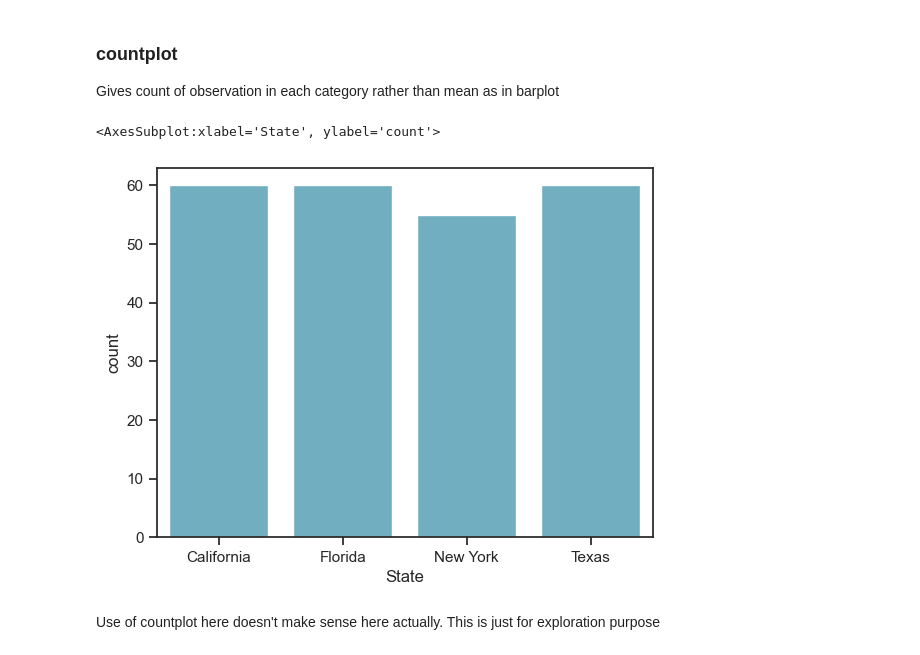
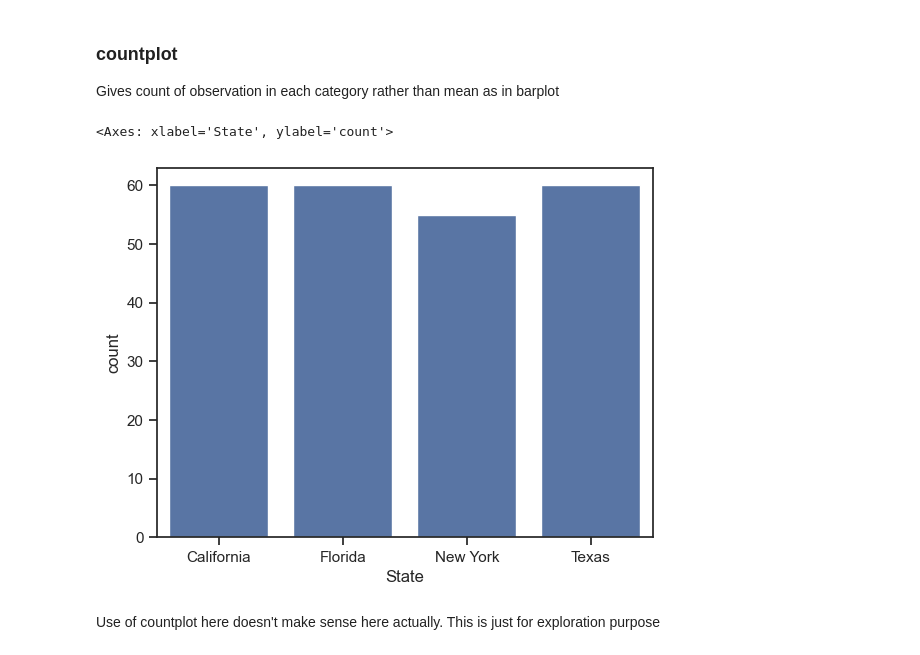
Before and after one commit to Chocobone/2025_DSV, a Jupyter notebook: swcon425_lec16_notebook_for_students/swcon425-lec16-intro-seaborn-lab.ipynb, the cells around one changed output. Saved outputs shown, nothing was run; the diff lists cells and outputs as text; code cells hidden in the pictures.

```diff
--- a/swcon425_lec16_notebook_for_students/swcon425-lec16-intro-seaborn-lab.ipynb
+++ b/swcon425_lec16_notebook_for_students/swcon425-lec16-intro-seaborn-lab.ipynb
@@ -554,12 +567,12 @@ Gives count of observation in each category rather than mean as in barplot
 # %%
 # pointplot with hue
 sns.set_style(style='ticks')
 #plt.figure(figsize=(25,5))
 sns.countplot(x="State",
-              data=state_crime_states_four_states, color='b')
+              data=state_crime_four_states, color='b')
 # %% [output]
-<AxesSubplot:xlabel='State', ylabel='count'>
+<Axes: xlabel='State', ylabel='count'>
-[figure, old version]
+[figure, new version]
 # %% [markdown]
 Use of countplot here doesn't make sense here actually. This is just for exploration purpose
 # %% [markdown]
```
Also changed, not shown: parts of 32 cells of this notebook, 2 other files.
